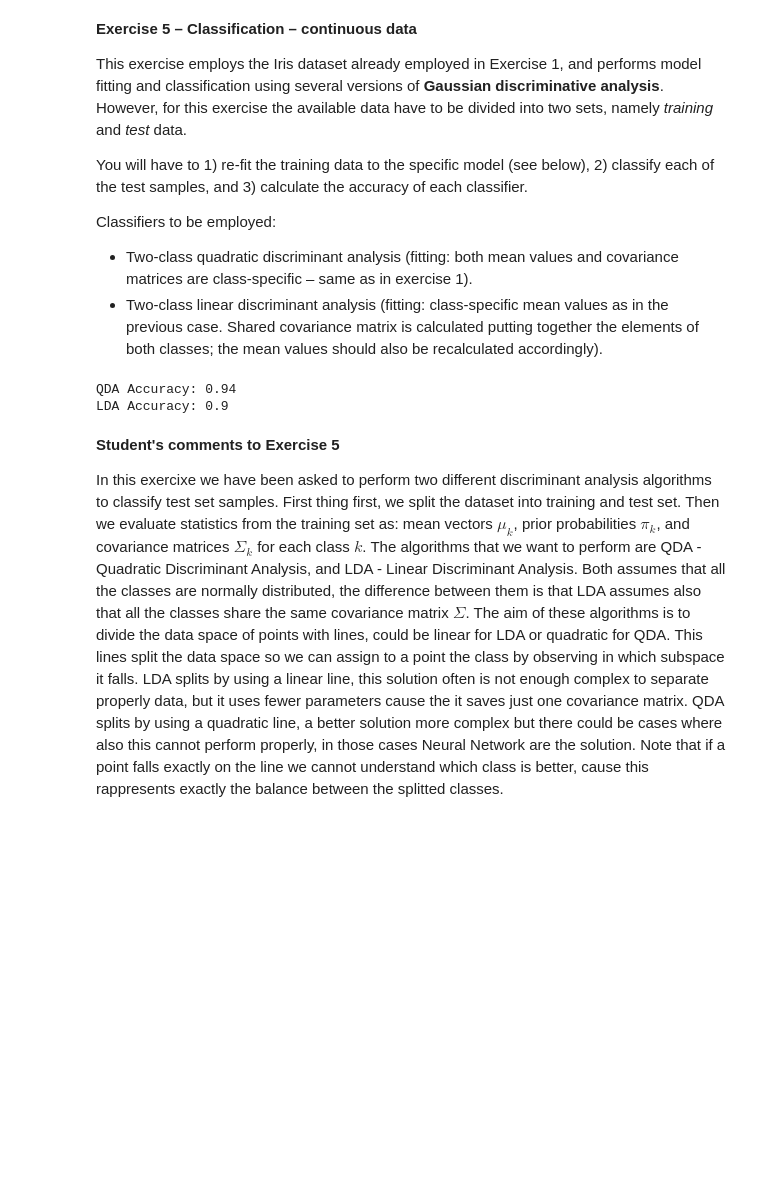
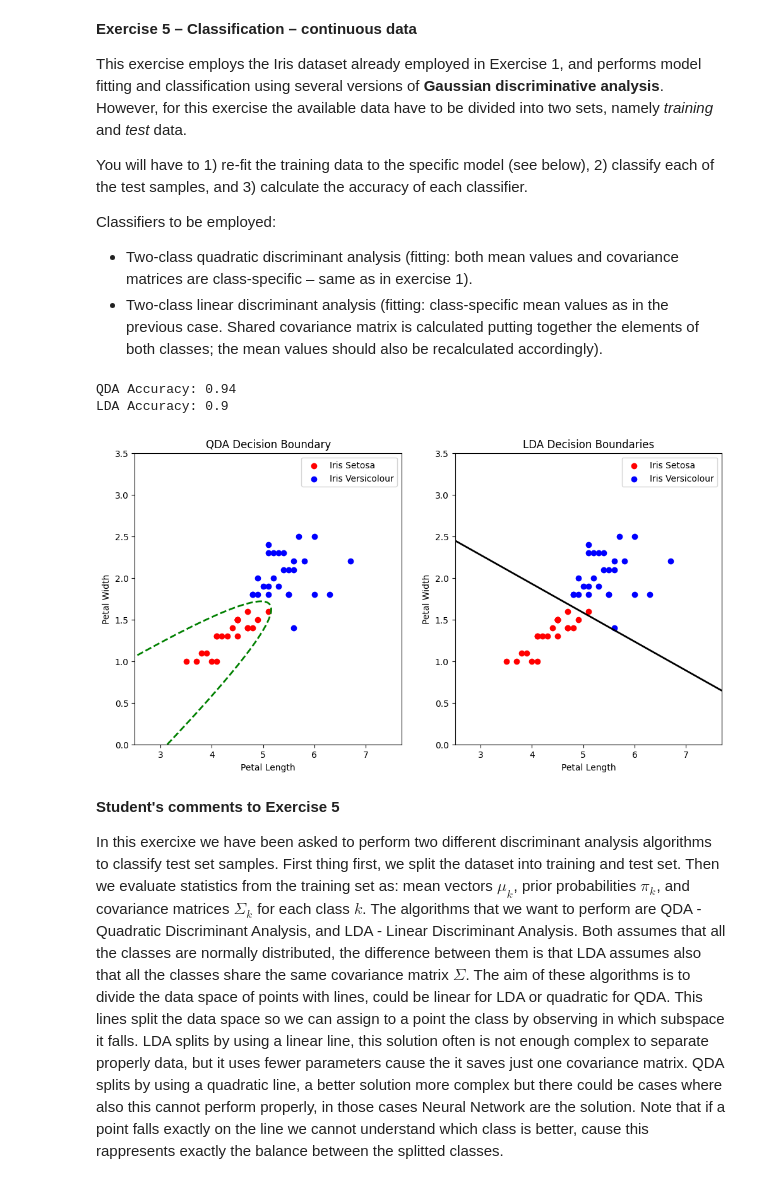
Before and after one commit to CavaWasTaken/SL-NN, a Jupyter notebook: Lab2/Computer Lab 2 v6/Lab2_v6/Lab2_v6.ipynb, the cells around one changed output. Saved outputs shown, nothing was run; the diff lists cells and outputs as text; code cells hidden in the pictures; blank space fills up the shorter version.

```diff
--- a/Lab2/Computer Lab 2 v6/Lab2_v6/Lab2_v6.ipynb
+++ b/Lab2/Computer Lab 2 v6/Lab2_v6/Lab2_v6.ipynb
@@ -855,33 +855,83 @@ for test_sample in Test[:, :-1]:    # iterate through the test samples
     g_setosa = QDA(test_sample, mean_ISetosa, cov_ISetosa, P_ISetosa)   # calculate the discriminant function for the class 'Iris Setosa'
     g_versicolour = QDA(test_sample, mean_IVersicolour, cov_IVersicolour, P_IVersicolour)   # calculate the discriminant function for the class 'Iris Versicolour'
     # assign to the sample the class with the higher discriminant value
     predicted_class = 0 if g_setosa > g_versicolour else 1
     predictions.append(predicted_class)
 
 true_labels = Test[:, -1]  # true class labels from the test data
 accuracy = np.mean(np.array(predictions) == true_labels)    # compare the predicted classes with the true classes and evaluate the accuracy
 print("QDA Accuracy:", accuracy)
 
 # LDA - Linear Discriminant Analysis
 def LDA(x, mean, cov_shared, prior):
     cov_inv = np.linalg.inv(cov_shared)  # Inverse of shared covariance matrix
     return np.dot(np.dot(x.T, cov_inv), mean) - 0.5 * np.dot(np.dot(mean.T, cov_inv), mean) + np.log(prior)  # Discriminant function
 
 predictions_lda = []
 for test_sample in Test[:, :-1]:        # iterate through the test samples
     # for each test sample determine the discriminant function for each class, the class with the highest value will be the predicted class
     g_setosa = LDA(test_sample, mean_ISetosa, cov_combined_, P_ISetosa)  # calculate the discriminant function for the class 'Iris Setosa'
     g_versicolour = LDA(test_sample, mean_IVersicolour, cov_combined_, P_IVersicolour)  # calculate the discriminant function for the class 'Iris Versicolour'
 
     # assign to the sample class with the higher discriminant value
     predicted_class = 0 if g_setosa > g_versicolour else 1  # assign the class with the higher discriminant value
     predictions_lda.append(predicted_class)
 
 accuracy_lda = np.mean(np.array(predictions_lda) == true_labels)    # compare the predicted classes with the true classes and evaluate the accuracy
 print("LDA Accuracy:", accuracy_lda)
+
+# Create a mesh grid
+x_min, x_max = Train[:, 0].min() - 1, Train[:, 0].max() + 1
+y_min, y_max = Train[:, 1].min() - 1, Train[:, 1].max() + 1
+xx, yy = np.meshgrid(np.linspace(x_min, x_max, 200), np.linspace(y_min, y_max, 200))
+
+# Evaluate QDA decision function
+Z_qda = np.array([QDA(np.array([xx[i, j], yy[i, j]]), mean_ISetosa, cov_ISetosa, P_ISetosa) -
+                  QDA(np.array([xx[i, j], yy[i, j]]), mean_IVersicolour, cov_IVersicolour, P_IVersicolour)
+                  for i in range(xx.shape[0]) for j in range(xx.shape[1])])
+Z_qda = Z_qda.reshape(xx.shape)
+
+# Evaluate LDA decision function
+Z_lda = np.array([LDA(np.array([xx[i, j], yy[i, j]]), mean_ISetosa, cov_combined_, P_ISetosa) -
+                  LDA(np.array([xx[i, j], yy[i, j]]), mean_IVersicolour, cov_combined_, P_IVersicolour)
+                  for i in range(xx.shape[0]) for j in range(xx.shape[1])])
+Z_lda = Z_lda.reshape(xx.shape)
+
+# QDA plot
+plt.figure(figsize=(12, 6))
+plt.subplot(1, 2, 1)
+
+# data points
+plt.scatter(class_ISetosa[:, 0], class_ISetosa[:, 1], label='Iris Setosa', color='red')
+plt.scatter(class_IVersicolour[:, 0], class_IVersicolour[:, 1], label='Iris Versicolour', color='blue')
+
+# QDA decision boundary
+plt.contour(xx, yy, Z_qda, levels=[0], linewidths=2, colors='green', linestyles='dashed')
+
+plt.xlabel('Petal Length')
+plt.ylabel('Petal Width')
+plt.legend()
+plt.title('QDA Decision Boundary')
+
+# LDA plot
+plt.subplot(1, 2, 2)
+
+# data points
+plt.scatter(class_ISetosa[:, 0], class_ISetosa[:, 1], label='Iris Setosa', color='red')
+plt.scatter(class_IVersicolour[:, 0], class_IVersicolour[:, 1], label='Iris Versicolour', color='blue')
+
+# LDA decision boundary
+plt.contour(xx, yy, Z_lda, levels=[0], linewidths=2, colors='black', linestyles='solid')
+
+plt.xlabel('Petal Length')
+plt.ylabel('Petal Width')
+plt.legend()
+plt.title('LDA Decision Boundaries')
+plt.show()
 # %% [output]
 QDA Accuracy: 0.94
 LDA Accuracy: 0.9
+[figure, added]
 # %% [markdown]
 **Student's comments to Exercise 5**
 
```
Also changed, not shown: parts of 1 cell of this notebook.
